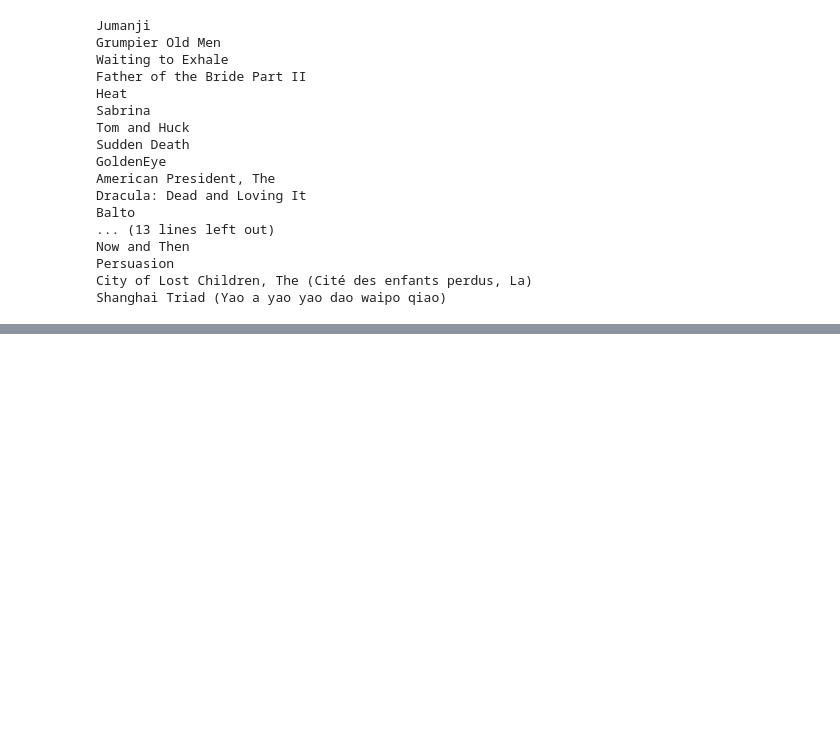
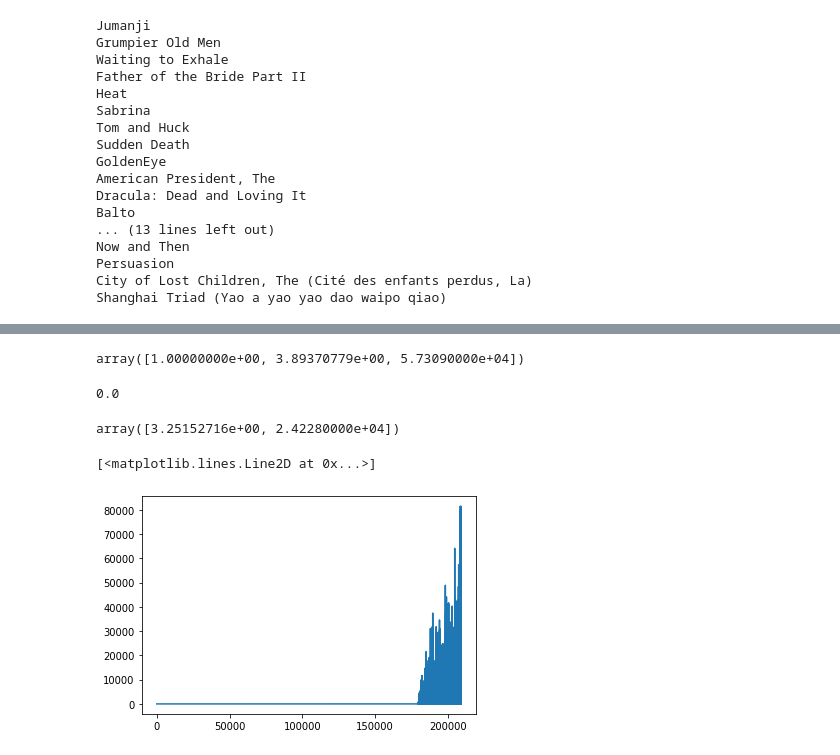
Before and after one commit to raphaelgri/DataStorageApp, a Jupyter notebook: ReadData.ipynb, the cells around one changed output, grey strips where cells are left out. Saved outputs shown, nothing was run; the diff lists cells and outputs as text; code cells hidden in the pictures; blank space fills up the shorter version.

Commit message:
Update to show number of ratings.

```diff
--- a/ReadData.ipynb
+++ b/ReadData.ipynb
@@ -61,10 +68,17 @@ class ReferenceRatings(Base):
     id_reference = sqa.Column(sqa.Integer, primary_key=True)
     average_rating = sqa.Column(sqa.Float)
     timestamp_update = sqa.Column(sqa.String)
+    onestar_rating = sqa.Column(sqa.Integer)
+    twostar_rating = sqa.Column(sqa.Integer)
+    threestar_rating = sqa.Column(sqa.Integer)
+    fourstar_rating = sqa.Column(sqa.Integer)
+    fivestar_rating = sqa.Column(sqa.Integer)
+    count_rating = sqa.Column(sqa.Integer)
+
 
 
     def __repr__(self):
-        return "<Rating(id_movie='%i',average_rating='%i',timestamp_update='%s')>" % (self.id_movie,self.average_rating, self.timestamp_update)
+        return "<Rating(id_movie='%i',average_rating='%i',timestamp_update='%s')>" % (self.id_reference,self.average_rating, self.timestamp_update)
 
 #relationships
 
@@ -183,0 +123,23 @@ Time:  0.02149790001567453
+# %%
+query = session.query(ReferenceRatings.id_reference, ReferenceRatings.average_rating, ReferenceRatings.count_rating)
+# %%
+query_arr = np.asarray(query[:])
+# %%
+query_arr[1]
+# %% [output]
+array([1.00000000e+00, 3.89370779e+00, 5.73090000e+04])
+# %%
+sample_average = query_arr[:,1]
+sample_counts = query_arr[:,2]
+
+x = np.argsort(sample_average)
+sample_average = np.sort(sample_average)
+sample_counts = sample_counts[x]
+# %%
+sample_counts[5000]
+# %% [output]
+0.0
+# %%
+sample[2]
+# %% [output]
+array([3.25152716e+00, 2.42280000e+04])
@@ -183,0 +148,5 @@ Time:  0.02149790001567453
+# %%
+plt.plot(sample_counts)
+# %% [output]
+[<matplotlib.lines.Line2D at 0x...>]
+[figure, added]
```
Also changed, not shown: parts of 14 cells of this notebook, 5 other files.
